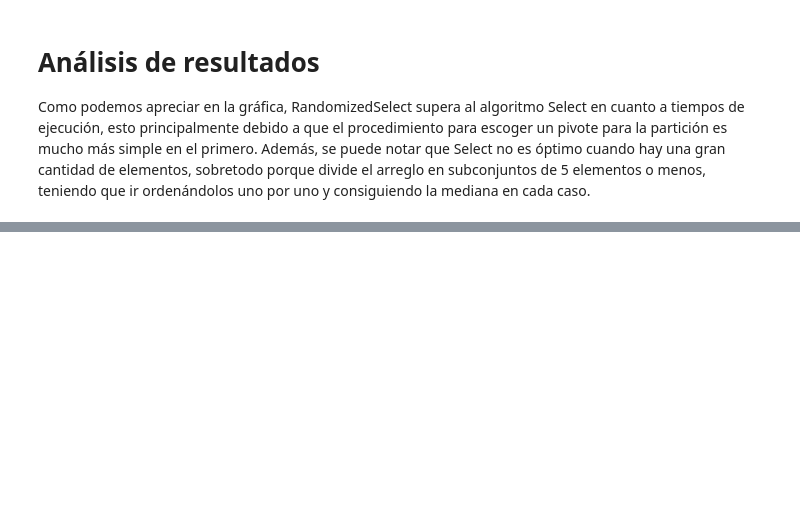
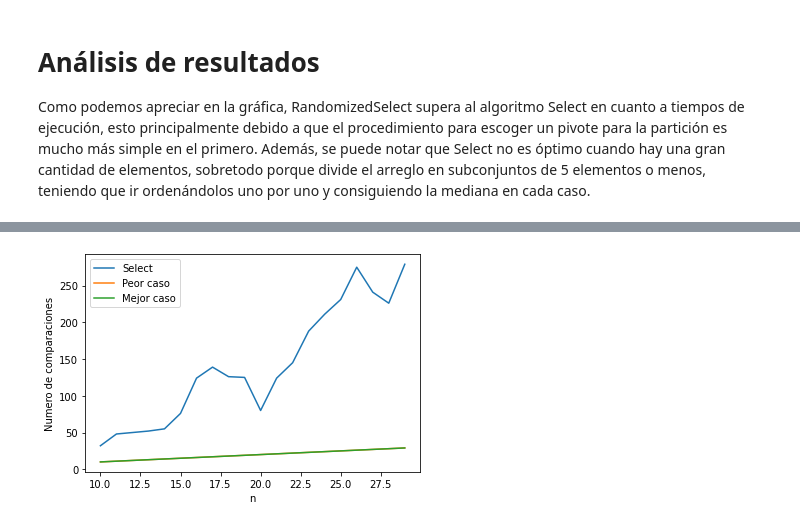
Before and after one commit to VicenteMercado/ADA-Informes, a Jupyter notebook: Informe6_Select.ipynb, the cells around one changed output, grey strips where cells are left out. Cells and saved outputs as stored; diff of their text form; code cells hidden in the pictures; blank space fills up the shorter version.

```diff
--- a/Informe6_Select.ipynb
+++ b/Informe6_Select.ipynb
@@ -382,0 +395,25 @@ Como podemos apreciar en la gráfica, RandomizedSelect supera al algoritmo Selec
+# %%
+import matplotlib.pyplot as plt
+verb = False
+x=[n for n in range(10,30)]
+y1=[n for n in range(10,30)] # worst case
+y2=[n for n in range(10,30)] # best case
+y=[];
+
+for n in range(10,30):
+  comp = 0
+  a = random.sample(range(1, 100), n)
+  i=random.randint(1,n)
+  b = Select(a,0,len(a)-1,i,verb)
+  y.append(comp)
+
+plt.plot(x,y)
+plt.plot(x,y1)
+plt.plot(x,y2)
+plt.legend(["Select", "Peor caso", "Mejor caso"])
+
+plt.xlabel('n')
+plt.ylabel('Numero de comparaciones')
+plt.show()
+# %% [output]
+[figure, added]
```
Also changed, not shown: parts of 2 cells of this notebook.
